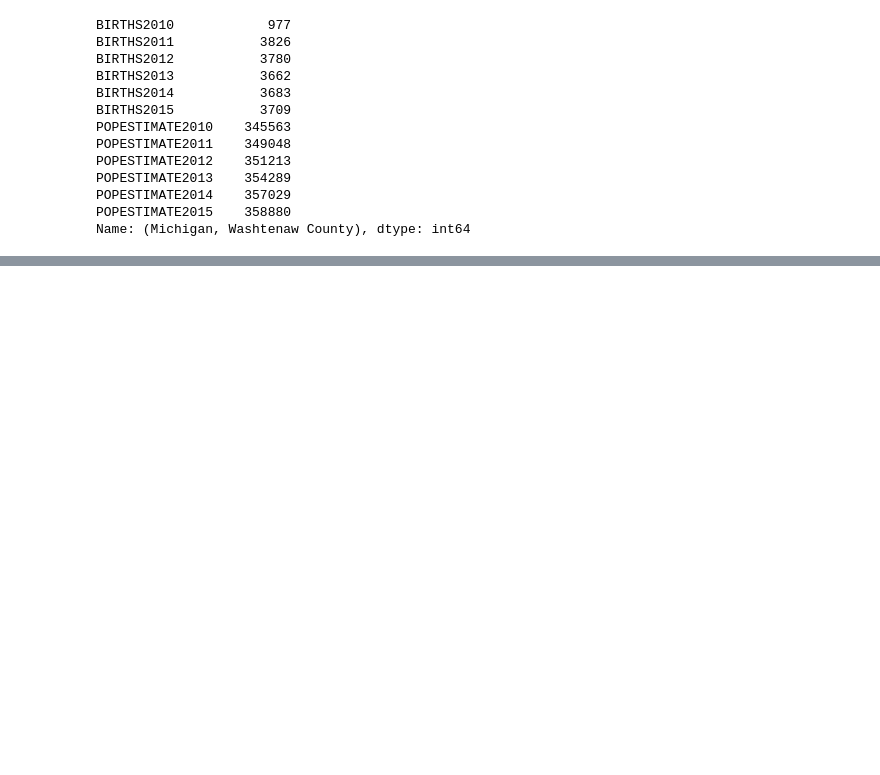
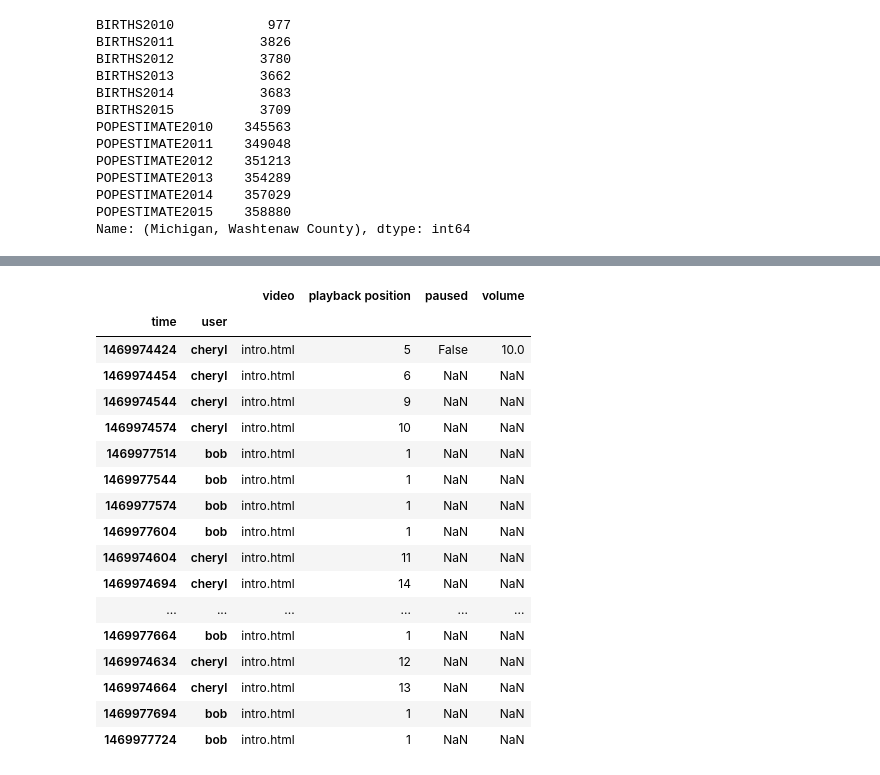
Before and after one commit to AmmaraRazzaq/Pandas, a Jupyter notebook: pandas.ipynb, the cells around one changed output, grey strips where cells are left out. Saved outputs shown, nothing was run; the diff lists cells and outputs as text; code cells hidden in the pictures; blank space fills up the shorter version.

```diff
--- a/pandas.ipynb
+++ b/pandas.ipynb
@@ -608,0 +641,21 @@ df.loc[('Michigan', 'Washtenaw County'),()]
+# %%
+df
+# %% [output]
+|  |  | video | playback position | paused | volume |
+| time | user |  |  |  |  |
+| 1469974424 | cheryl | intro.html | 5 | False | 10.0 |
+| 1469974454 | cheryl | intro.html | 6 | NaN | NaN |
+| 1469974544 | cheryl | intro.html | 9 | NaN | NaN |
+| 1469974574 | cheryl | intro.html | 10 | NaN | NaN |
+| 1469977514 | bob | intro.html | 1 | NaN | NaN |
+| 1469977544 | bob | intro.html | 1 | NaN | NaN |
+| 1469977574 | bob | intro.html | 1 | NaN | NaN |
+| 1469977604 | bob | intro.html | 1 | NaN | NaN |
+| 1469974604 | cheryl | intro.html | 11 | NaN | NaN |
+| 1469974694 | cheryl | intro.html | 14 | NaN | NaN |
+| ... | ... | ... | ... | ... | ... |
+| 1469977664 | bob | intro.html | 1 | NaN | NaN |
+| 1469974634 | cheryl | intro.html | 12 | NaN | NaN |
+| 1469974664 | cheryl | intro.html | 13 | NaN | NaN |
+| 1469977694 | bob | intro.html | 1 | NaN | NaN |
+| 1469977724 | bob | intro.html | 1 | NaN | NaN |
```
Also changed, not shown: parts of 8 cells of this notebook, 1 other file.
